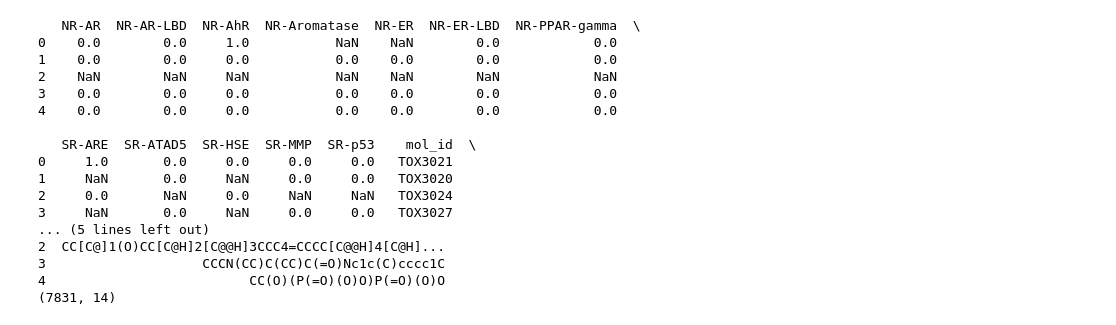
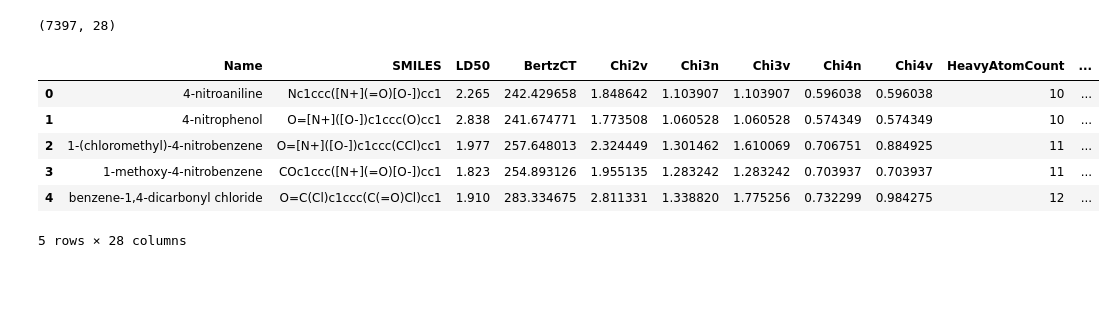
Before and after one commit to NKS01X/tox-backend, a Jupyter notebook: python-worker/toxmodel.ipynb, the cells around one changed output. Drawn from its saved outputs; the diff is of its cells as text; code cells hidden in the pictures; blank space fills up the shorter version.

```diff
--- a/python-worker/toxmodel.ipynb
+++ b/python-worker/toxmodel.ipynb
@@ -1,25 +28,14 @@
 # %%
-import numpy as np
-import pandas as pd
+df = pd.read_csv(r"C:\Users\noyon\OneDrive\Desktop\codecure\ld50-smiles-descriptors-dataset.csv")
 
-df = pd.read_csv(r"C:\Users\noyon\OneDrive\Desktop\codecure\tox21.csv")
-print(df.head())
 print(df.shape)
+df.head()
 # %% [output]
-   NR-AR  NR-AR-LBD  NR-AhR  NR-Aromatase  NR-ER  NR-ER-LBD  NR-PPAR-gamma  \
-0    0.0        0.0     1.0           NaN    NaN        0.0            0.0
-1    0.0        0.0     0.0           0.0    0.0        0.0            0.0
-2    NaN        NaN     NaN           NaN    NaN        NaN            NaN
-3    0.0        0.0     0.0           0.0    0.0        0.0            0.0
-4    0.0        0.0     0.0           0.0    0.0        0.0            0.0
-
-   SR-ARE  SR-ATAD5  SR-HSE  SR-MMP  SR-p53    mol_id  \
-0     1.0       0.0     0.0     0.0     0.0   TOX3021
-1     NaN       0.0     NaN     0.0     0.0   TOX3020
-2     0.0       NaN     0.0     NaN     NaN   TOX3024
-3     NaN       0.0     NaN     0.0     0.0   TOX3027
-... (5 lines left out)
-2  CC[C@]1(O)CC[C@H]2[C@@H]3CCC4=CCCC[C@@H]4[C@H]...
-3                    CCCN(CC)C(CC)C(=O)Nc1c(C)cccc1C
-4                          CC(O)(P(=O)(O)O)P(=O)(O)O
-(7831, 14)
+(7397, 28)
+|  | Name | SMILES | LD50 | BertzCT | Chi2v | Chi3n | Chi3v | Chi4n | Chi4v | HeavyAtomCount | ... |
+| 0 | 4-nitroaniline | Nc1ccc([N+](=O)[O-])cc1 | 2.265 | 242.429658 | 1.848642 | 1.103907 | 1.103907 | 0.596038 | 0.596038 | 10 | ... |
+| 1 | 4-nitrophenol | O=[N+]([O-])c1ccc(O)cc1 | 2.838 | 241.674771 | 1.773508 | 1.060528 | 1.060528 | 0.574349 | 0.574349 | 10 | ... |
+| 2 | 1-(chloromethyl)-4-nitrobenzene | O=[N+]([O-])c1ccc(CCl)cc1 | 1.977 | 257.648013 | 2.324449 | 1.301462 | 1.610069 | 0.706751 | 0.884925 | 11 | ... |
+| 3 | 1-methoxy-4-nitrobenzene | COc1ccc([N+](=O)[O-])cc1 | 1.823 | 254.893126 | 1.955135 | 1.283242 | 1.283242 | 0.703937 | 0.703937 | 11 | ... |
+| 4 | benzene-1,4-dicarbonyl chloride | O=C(Cl)c1ccc(C(=O)Cl)cc1 | 1.910 | 283.334675 | 2.811331 | 1.338820 | 1.775256 | 0.732299 | 0.984275 | 12 | ... |
+5 rows × 28 columns
```
Also changed, not shown: parts of 62 cells of this notebook, 4 other files.
